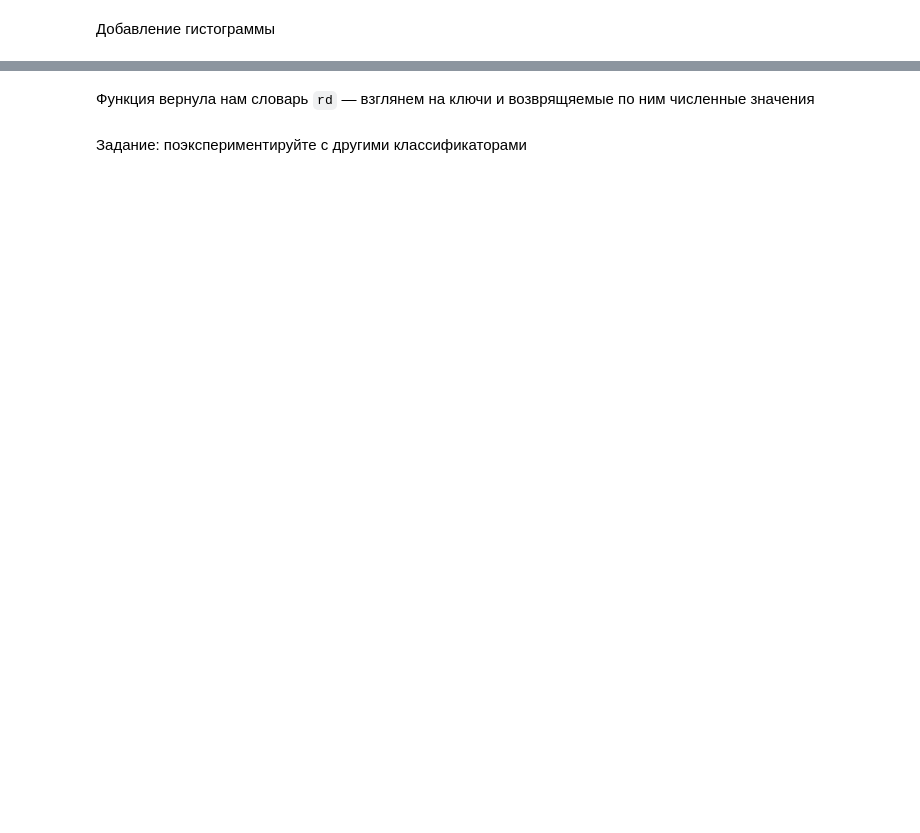
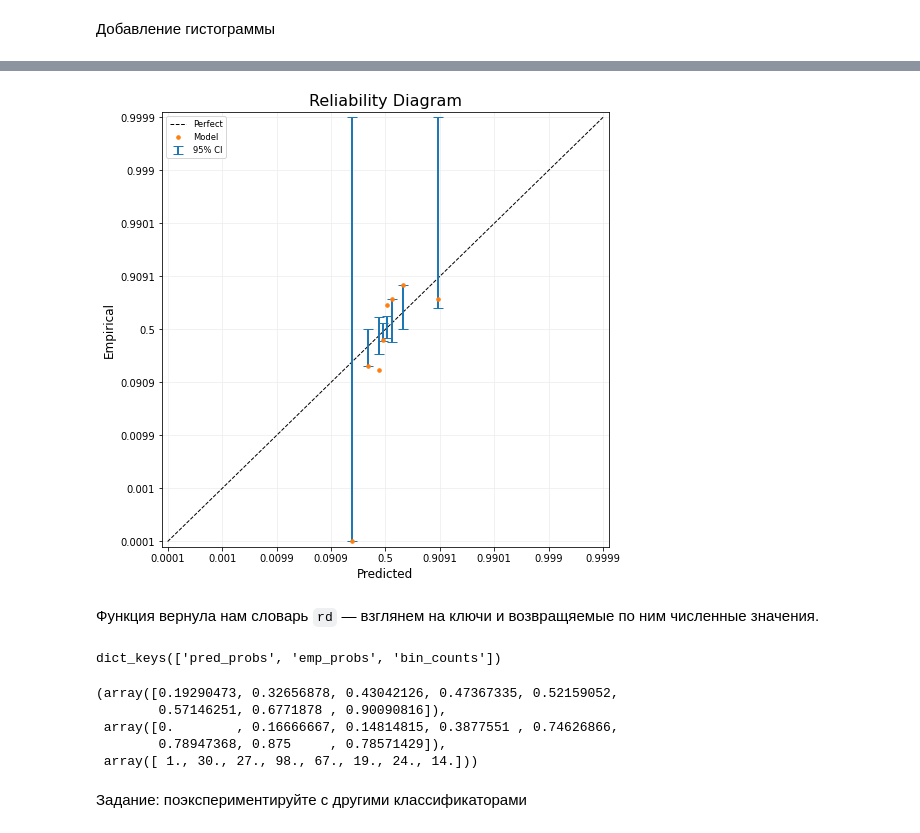
Before and after one commit to hse-ds/iad-intro-ds, a Jupyter notebook: 2023/seminars/sem10_calibration/sem10_calibration.ipynb, the cells around one changed output, grey strips where cells are left out. Saved outputs shown, nothing was run; the diff lists cells and outputs as text; code cells hidden in the pictures; blank space fills up the shorter version.

```diff
--- a/2023/seminars/sem10_calibration/sem10_calibration.ipynb
+++ b/2023/seminars/sem10_calibration/sem10_calibration.ipynb
@@ -379,6 +380,9 @@ mli.plot_reliability_diagram?
 # %%
-# plt.figure(figsize=(8, 8))
-# rd = mli.plot_reliability_diagram(y_test, y_pred_proba, scaling='logit',
-#                                  bins=custom_bins, marker='.')
+plt.figure(figsize=(8, 8))
+rd = mli.plot_reliability_diagram(
+    y_test, y_pred_proba, scaling="logit", bins=custom_bins, marker="."
+)
+# %% [output]
+[figure, added]
 # %% [markdown]
-Функция вернула нам словарь `rd` — взглянем на ключи и возврящяемые по ним численные значения
+Функция вернула нам словарь `rd` — взглянем на ключи и возвращяемые по ним численные значения.
@@ -387,4 +389,14 @@ mli.plot_reliability_diagram?
+# %%
+rd.keys()
+# %% [output]
+dict_keys(['pred_probs', 'emp_probs', 'bin_counts'])
 # %%
-# rd['pred_probs'], rd['emp_probs'], rd['bin_counts']
+rd["pred_probs"], rd["emp_probs"], rd["bin_counts"]
+# %% [output]
+(array([0.19290473, 0.32656878, 0.43042126, 0.47367335, 0.52159052,
+        0.57146251, 0.6771878 , 0.90090816]),
+ array([0.        , 0.16666667, 0.14814815, 0.3877551 , 0.74626866,
+        0.78947368, 0.875     , 0.78571429]),
+ array([ 1., 30., 27., 98., 67., 19., 24., 14.]))
 # %% [markdown]
 Задание: поэкспериментируйте с другими классификаторами
```
Also changed, not shown: parts of 58 cells of this notebook.
